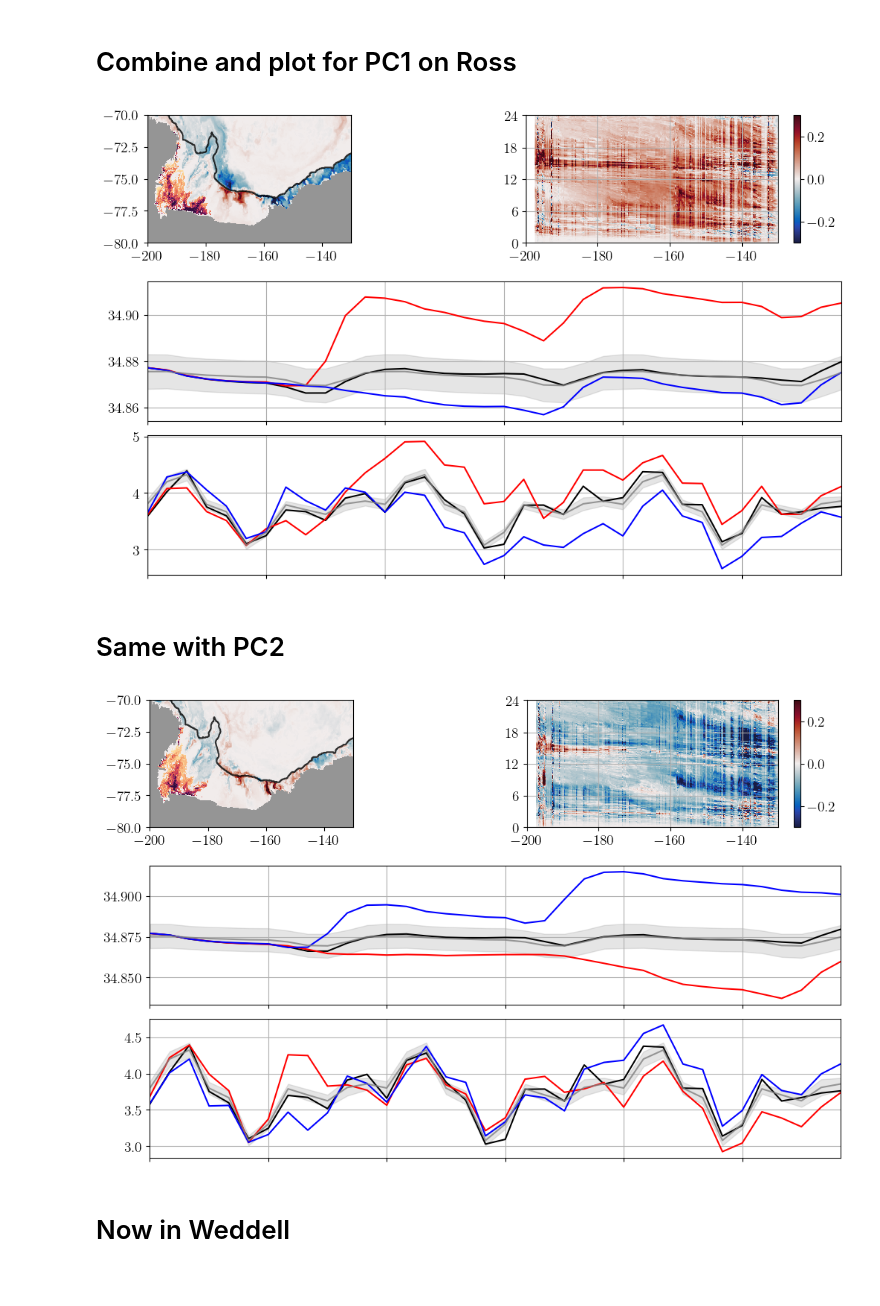
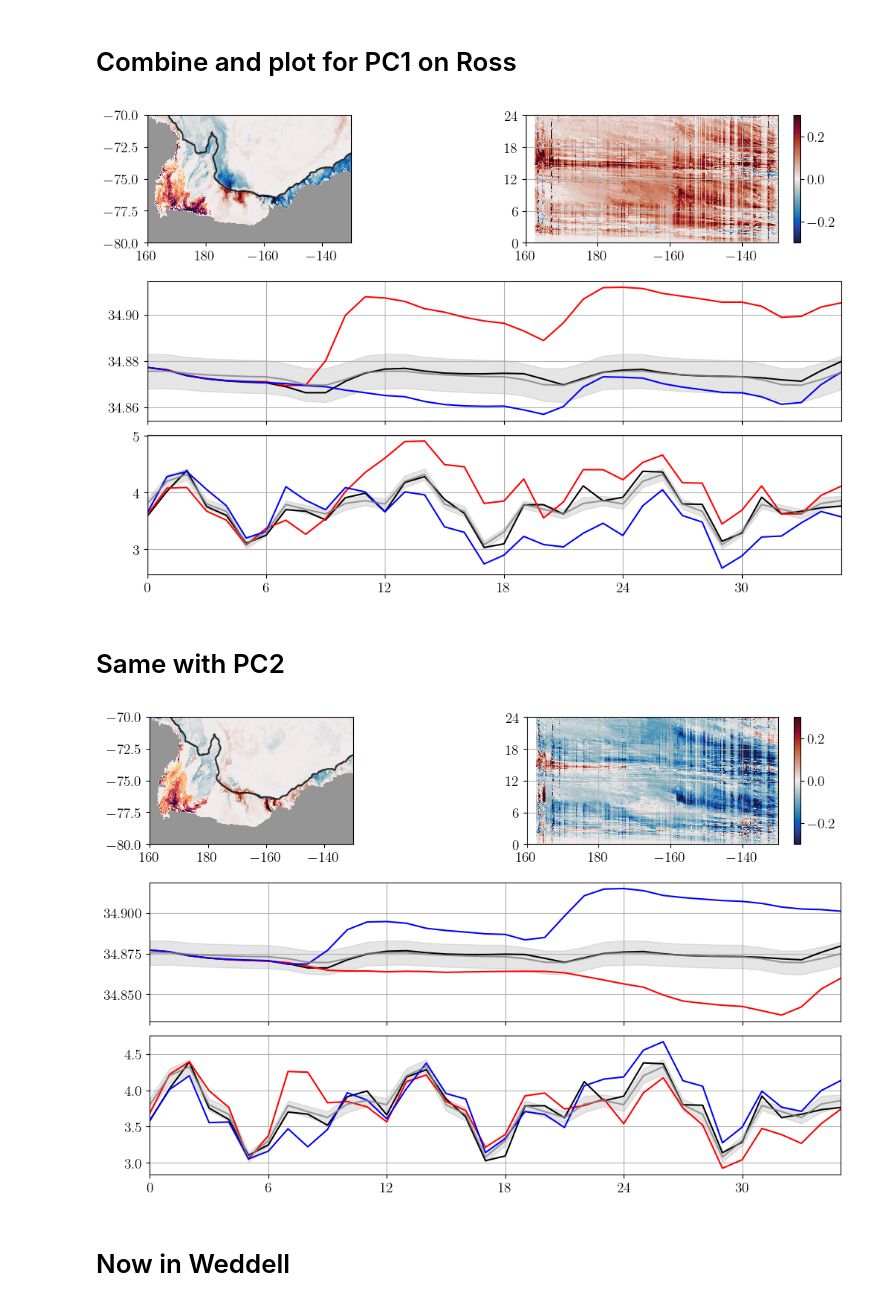
Before and after one commit to MatthisAuger/ZW3_densewater, a Jupyter notebook: submission_figs/fig3_and4.ipynb, the cells around one changed output. Cells and saved outputs as stored; diff of their text form; code cells hidden in the pictures.

```diff
--- a/submission_figs/fig3_and4.ipynb
+++ b/submission_figs/fig3_and4.ipynb
@@ -149,7 +145,7 @@ vol_transp_bench["time"] = np.array([datetime.datetime(1970 + i//12,1+i%12,1) fo
  '/g/data/oz91/ma3822/ZW3/data/fig34/cross_contour_transport/01deg_jra55v13_ryf9091/vol_trans_across_contour_2179_11.nc'
  '/g/data/oz91/ma3822/ZW3/data/fig34/cross_contour_transport/01deg_jra55v13_ryf9091/vol_trans_across_contour_2179_12.nc']
 # %%
-def lat_lon_contour(session,expt):
+def lat_lon_contour(ht,hu):
 
     # Compute lat/long along contour:
 
@@ -159,12 +155,10 @@ def lat_lon_contour(session,expt):
     mask_y_transport_numbered = data['mask_y_transport_numbered']
     mask_x_transport_numbered = data['mask_x_transport_numbered']
 
-    yt_ocean = cc.querying.getvar(expt,'yt_ocean',session,n=1)
-    yt_ocean = yt_ocean.sel(yt_ocean=slice(-90,-59))
-    yu_ocean = cc.querying.getvar(expt,'yu_ocean',session,n=1)
-    yu_ocean = yu_ocean.sel(yu_ocean=slice(-90,-59))
-    xt_ocean = cc.querying.getvar(expt,'xt_ocean',session,n=1)
-    xu_ocean = cc.querying.getvar(expt,'xu_ocean',session,n=1)
+    yt_ocean = ht.yt_ocean.sel(yt_ocean = slice(-90,-59))
+    yu_ocean = hu.yu_ocean.sel(yu_ocean = slice(-90,-59))
+    xt_ocean = ht.xt_ocean
+    xu_ocean = hu.xu_ocean
 
     mask_x_transport_numbered = xr.DataArray(mask_x_transport_numbered, coords=[('y_ocean', yt_ocean.data), ('x_ocean',
     xu_ocean.data)])
@@ -187,4 +181,4 @@ def lat_lon_contour(session,expt):
     lon_along_contour.coords['contour_index'] = contour_index_array
     return(lon_along_contour,lat_along_contour)
 # %%
-lon_along_contour,lat_along_contour = lat_lon_contour(session,expt)
+lon_along_contour,lat_along_contour = lat_lon_contour(ht,hu)
@@ -266,9 +260,6 @@ def shelf_mask_isobath(var):
 
     return masked_var, shelf_map
 # %%
-ht = cc.querying.getvar(expt, 'ht', session, n=1)
-ht = ht.sel(yt_ocean = slice(-90, -59))
-
 land_mask = (ht*0).fillna(1)
 yt_ocean = ht.yt_ocean.values
 xt_ocean = ht.xt_ocean.values
@@ -278,5 +267,3 @@ area_t = cc.querying.getvar(expt, 'area_t', session, n=1)
-# %%
-area_t_shelf, shelf_mask = shelf_mask_isobath(area_t)
 # %%
 from matplotlib import rc
 rc('text', usetex=True)
@@ -288,6 +275,8 @@ maxage = float(da_agebottom.sel(scenario = "Neutral").max())
 # %% [markdown]
 # Combine and plot for PC1 on Ross
 # %%
+from matplotlib.ticker import FuncFormatter
+
 da_swmt_shelf = xr.open_dataarray("/g/data/oz91/ma3822/ZW3/data/fig34/swmt_sig0_yr12.nc").sel(isopycnal_bins = slice(27.95,28.051)).mean('isopycnal_bins')
 import matplotlib.gridspec as gridspec
 
@@ -321,6 +310,13 @@ land.plot(ax = ax,add_colorbar =False, cmap = "Greys")
 lim_regional("Ross", ax,ht)
 ax.set_xlabel(None)
 ax.set_ylabel(None)
+ax.set_xticks(np.arange(-200, -120, 20))
+def lon_formatter(x, pos):
+    # Convert -200 to 160, -180 to 180, etc.
+    lon = x if x > -180 else x + 360
+    return r'${}$'.format(int(lon))
+ax.xaxis.set_major_formatter(FuncFormatter(lon_formatter))
+ax.set_xlim((-200,-130))
 
 
 ax = ax2
@@ -332,42 +328,47 @@ ax.set_yticks([datetime.datetime(1+i//12,1+i%12,1) for i in range(0,30,6)], labe
 ax.grid()
 cbar2 = plt.colorbar(cs, ax = ax2)
 # cbar2.set_label(r'Salinity Anomaly (psu)', rotation=270, labelpad=20, size = 12)
+# ax.set_xticks(np.arange(-200,-120,20))
+# ax.set_xticklabels([r"160", r"180", r"-160", r"-140"], fontsize=plt.rcParams['xtick.labelsize'])
+ax.xaxis.set_major_formatter(FuncFormatter(lon_formatter))
+ax.set_xlim((-200,-130))
 
 
 
 
 ax = ax3
+
 colors = ["k", "r", "b"]
 alpha = [1,1,1]
 endmonth = [36,36,36,48,48]
 reg = (lon_along_contour>-200)&(lon_along_contour<-160)
 for a,i in enumerate([0,1,2]):
     ax.plot(range(0,36),da_salt_terranova[a][:endmonth[a]], color = colors[a], alpha = alpha[a])
 ax.grid()
 ax.plot(range(0,36),da_salt_terranova_benchmark.tn_salt_mean, color = "grey", alpha = 0.8)
 ax.fill_between(range(0,36),da_salt_terranova_benchmark.tn_salt_mean - da_salt_terranova_benchmark.tn_salt_std,da_salt_terranova_benchmark.tn_salt_mean + da_salt_terranova_benchmark.tn_salt_std , color = "grey", alpha = 0.2)
-ax.set_xticks(range(0,42,6))
-ax.set_xlim(0,35)
-ax3.set_xticklabels([])
+# ax.set_xticks(range(0,42,6))
+# ax.set_xlim(0,35)
+ax3.tick_params(labelbottom=False)
 
 ax = ax4
+hov_time_datetime2 = range(0,36)
 region = "Ross"
 reg_trans = [vol_transp_var.where((lon_along_contour>-200)&(lon_along_contour<-160),drop=True) for vol_transp_var in vol_transp]
 for a,i in enumerate([0,1,2]):
     reg_trans_y = reg_trans[i].sel(isopycnal_bins = slice(32.56,None)).sum("isopycnal_bins").sum('contour_index')/1e6
     ax.plot(hov_time_datetime2,reg_trans_y[:endmonth[a]], color = colors[a], alpha = alpha[a])
 ax.plot(hov_time_datetime2,vol_transp_bench_ross_mean_36, color = "grey", alpha = 0.8)
 ax.fill_between(hov_time_datetime2,vol_transp_bench_ross_mean_36 - vol_transp_bench_ross_std_36,vol_transp_bench_ross_mean_36 + vol_transp_bench_ross_std_36 , color = "grey", alpha = 0.2)
 # ax.set_ylabel("Transport (Sv)")
 # ax.set_xlabel("Months")
 ax.grid()
 ax.set_xticks(range(0,42,6))
 ax.set_xlim(0,35)
-ax4.tick_params(labelbottom=True)
-
+# ax.tick_params(labelbottom=True)
 plt.tight_layout()
 # %% [output]
-[figure, old version]
+[figure, new version]
 # %% [markdown]
 # Same with PC2
 # %%
@@ -402,6 +403,12 @@ land.plot(ax = ax,add_colorbar =False, cmap = "Greys")
 lim_regional("Ross", ax,ht)
 ax.set_xlabel(None)
 ax.set_ylabel(None)
+def lon_formatter(x, pos):
+    # Convert -200 to 160, -180 to 180, etc.
+    lon = x if x > -180 else x + 360
+    return r'${}$'.format(int(lon))
+ax.xaxis.set_major_formatter(FuncFormatter(lon_formatter))
+ax.set_xlim((-200,-130))
 
 ax = ax2
 hov = southernmost_saltanom_PC2plus.sel(time = slice("2180-01-01", "2182-01-01"))
@@ -411,6 +418,7 @@ cs = ax.pcolormesh(hov.xt_ocean_sub01,hov_time_datetime, hov, cmap = cm.cm.balan
 ax.set_yticks([datetime.datetime(1+i//12,1+i%12,1) for i in range(0,30,6)], labels =[r'${}$'.format(i) for i in range(0,30,6)] )
 ax.grid()
 cbar2 = plt.colorbar(cs, ax = ax2)
+ax.xaxis.set_major_formatter(FuncFormatter(lon_formatter))
 
 ax = ax3
 import datetime
@@ -426,7 +434,7 @@ ax.plot(range(0,36),da_salt_terranova_benchmark.tn_salt_mean, color = "grey", al
 ax.fill_between(range(0,36),da_salt_terranova_benchmark.tn_salt_mean - da_salt_terranova_benchmark.tn_salt_std,da_salt_terranova_benchmark.tn_salt_mean + da_salt_terranova_benchmark.tn_salt_std , color = "grey", alpha = 0.2)
 ax.set_xticks(range(0,42,6))
 ax.set_xlim(0,35)
-ax3.set_xticklabels([])
+ax3.tick_params(labelbottom=False)
 
 
 
@@ -445,7 +453,7 @@ ax4.tick_params(labelbottom=True)
 
 plt.tight_layout()
 # %% [output]
-[figure, old version]
+[figure, new version]
 # %% [markdown]
 # Now in Weddell
 # %%
```
Also changed, not shown: parts of 14 cells of this notebook, 2 other files.
